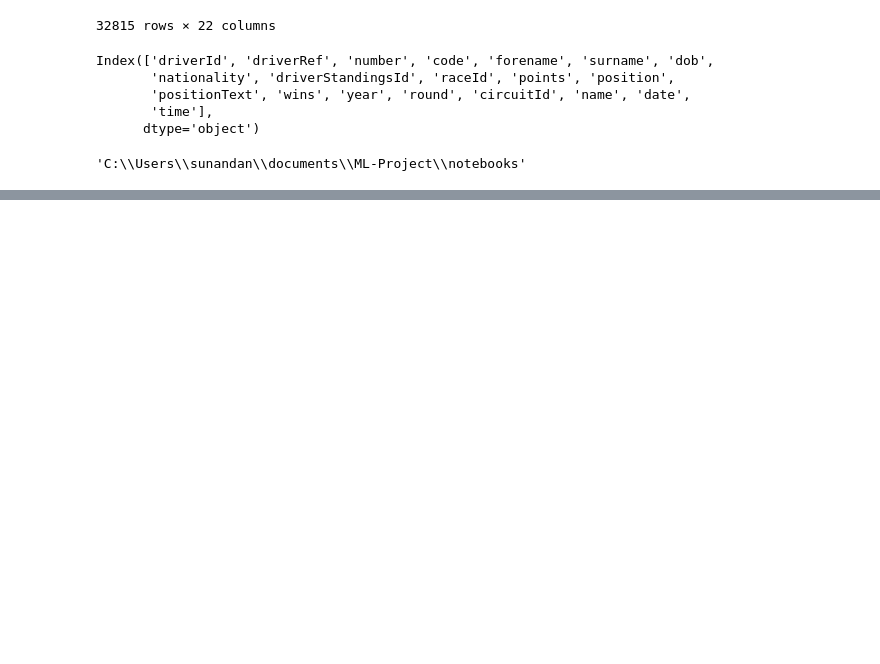
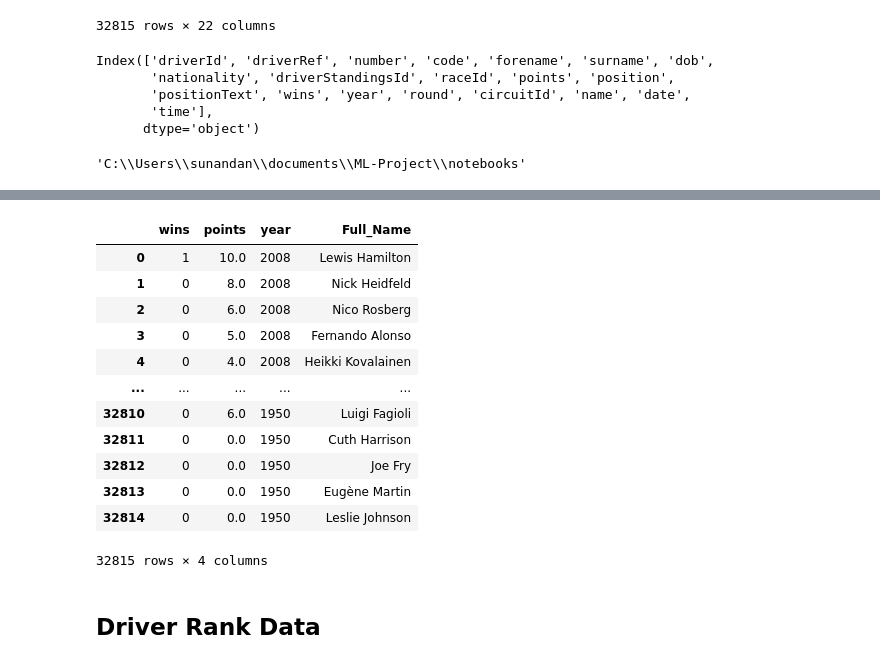
Before and after one commit to Vincent-glitch/ML-Project, a Jupyter notebook: notebooks/Formula.ipynb, the cells around one changed output, grey strips where cells are left out. Saved outputs shown, nothing was run; the diff lists cells and outputs as text; code cells hidden in the pictures; blank space fills up the shorter version.

```diff
--- a/notebooks/Formula.ipynb
+++ b/notebooks/Formula.ipynb
@@ -233,0 +284,18 @@ Drivers_Race_Data.loc[Drivers_Race_Data['year']==2020]
+# %%
+Drivers_Race_New
+# %% [output]
+|  | wins | points | year | Full_Name |
+| 0 | 1 | 10.0 | 2008 | Lewis Hamilton |
+| 1 | 0 | 8.0 | 2008 | Nick Heidfeld |
+| 2 | 0 | 6.0 | 2008 | Nico Rosberg |
+| 3 | 0 | 5.0 | 2008 | Fernando Alonso |
+| 4 | 0 | 4.0 | 2008 | Heikki Kovalainen |
+| ... | ... | ... | ... | ... |
+| 32810 | 0 | 6.0 | 1950 | Luigi Fagioli |
+| 32811 | 0 | 0.0 | 1950 | Cuth Harrison |
+| 32812 | 0 | 0.0 | 1950 | Joe Fry |
+| 32813 | 0 | 0.0 | 1950 | Eugène Martin |
+| 32814 | 0 | 0.0 | 1950 | Leslie Johnson |
+32815 rows × 4 columns
+# %% [markdown]
+## Driver Rank Data
```
Also changed, not shown: parts of 23 cells of this notebook, 2 other files.
